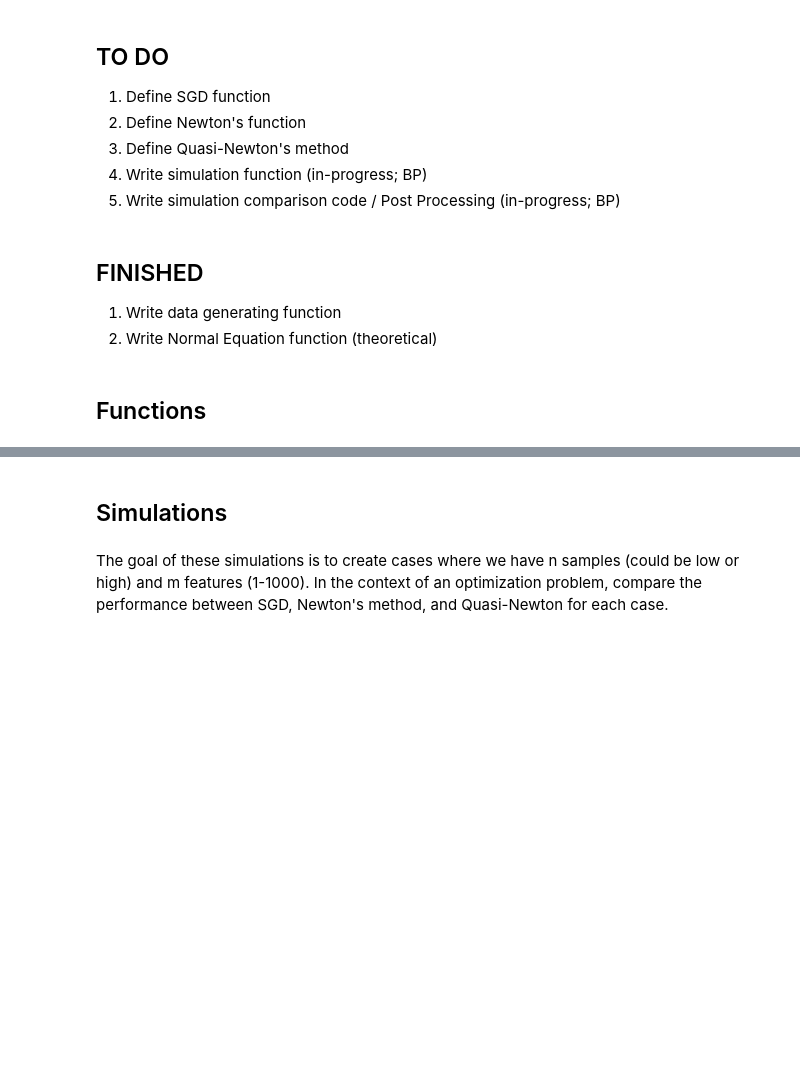
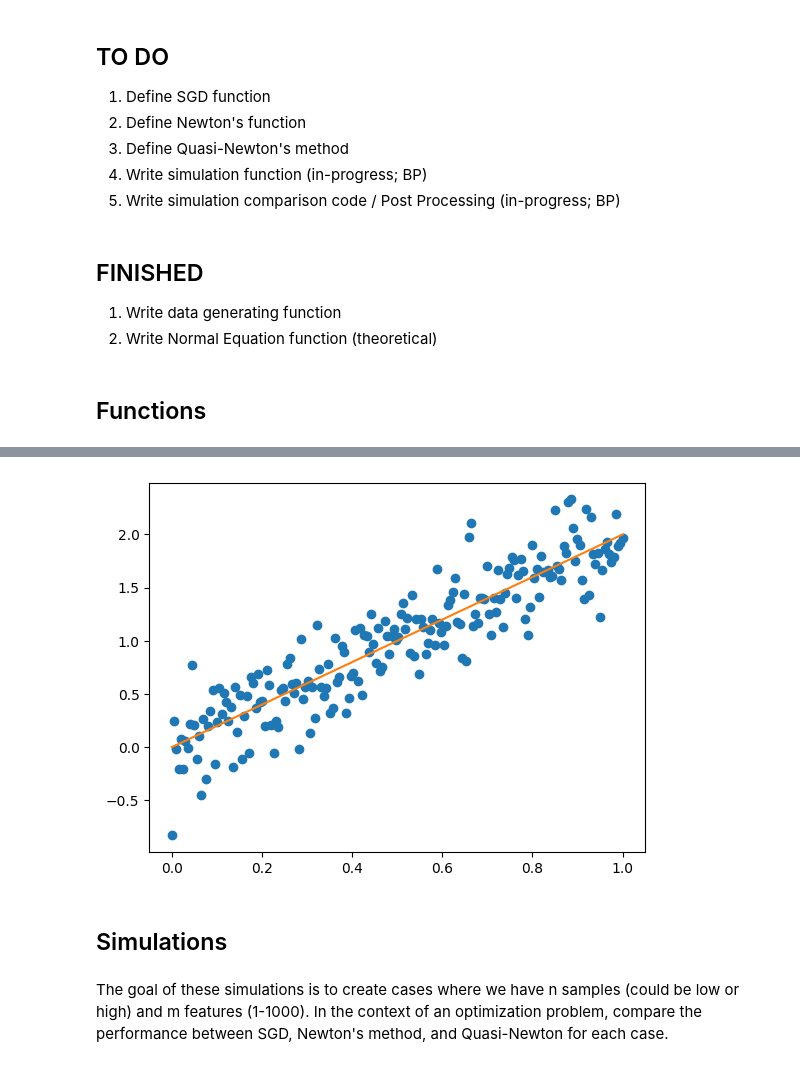
Before and after one commit to ryanhammonds/dsc210, a Jupyter notebook: project/Optimization Work.ipynb, the cells around one changed output, grey strips where cells are left out. Drawn from its saved outputs; the diff is of its cells as text; code cells hidden in the pictures; blank space fills up the shorter version.

Commit message:
add linear reg simulation and SGD

```diff
--- a/project/Optimization Work.ipynb
+++ b/project/Optimization Work.ipynb
@@ -32,7 +35,6 @@ def create_sim_data_lr(n,m,mu = 0, sigma = 1):
 
     return ((X,y))
 
-
 ### Normal Equation (Theoretical)
 # Closed Form Solution
 # beta_hat = (X^T %*% X)^-1 %*% X %*% y
@@ -42,8 +44,84 @@ def normal_eq_lr(X,y):
     return(np.matmul(A,B))
 
 
+def sim_linear(n_points, b1, noise_std):
+    """Simulate a linear regression problem.
+
+    Parameters
+    ----------
+    n_points : int
+        Number of simulated points per observation.
+    b1 : float
+        Slope to predict.
+    noise_std : float
+        Width of Guassian (white) noise.
+
+    Returns
+    -------
+    X : 1d array
+        Randomly sampled x-values.
+    y : 1d array
+        Y-values with added white noise.
+    """
+
+    X = np.linspace(0, 1, n_points)
+    noise = np.random.normal(0, noise_std, n_points)
+    y = b1*X + noise
+
+    return X, y
+
+
+# Simulate
+b1 = 2
+X, y = sim_linear(200, b1, .25)
+
+plt.scatter(X, y)
+plt.plot(X, b1 * X, color='C1')
+
+X = X.reshape(-1, 1).astype(np.float32)
+y = y.reshape(-1, 1).astype(np.float32)
+
+X = torch.from_numpy(X)
+y = torch.from_numpy(y)
+
+# Linear regression
+class LinearRegression(torch.nn.Module):
+    def __init__(self):
+        super(LinearRegression, self).__init__()
+        self.linear = nn.Linear(1, 1)
+
+    def forward(self, x):
+        return self.linear(x)
+
 ### SGD
+print('SGD')
+model = LinearRegression()
+
+criterion = torch.nn.MSELoss()
+optimizer = torch.optim.SGD(model.parameters(), lr=0.1)
+
+for epoch in range(500):
+
+    y_hat = model(X)
+
+    # Compute loss
+    loss = criterion(y_hat, y)
+
+    # Zero gradients
+    optimizer.zero_grad()
+
+    # Backpropaget and update weights
+    loss.backward()
+    optimizer.step()
+
+    if epoch % 50 == 0:
+        print('epoch {}, loss {}'.format(epoch, loss.item()))
+
+print()
+print('predicted : ', model.linear.weight.detach().numpy()[0][0])
+print('true      : ', 2)
 
 ### Newton's
 
 ### Quasi-Newton
+# %% [output]
@@ -50,3 +142,4 @@ def normal_eq_lr(X,y):
+[figure, added]
 # %% [markdown]
 ## Simulations
 # %% [markdown]
```
Also changed, not shown: parts of 2 cells of this notebook.
